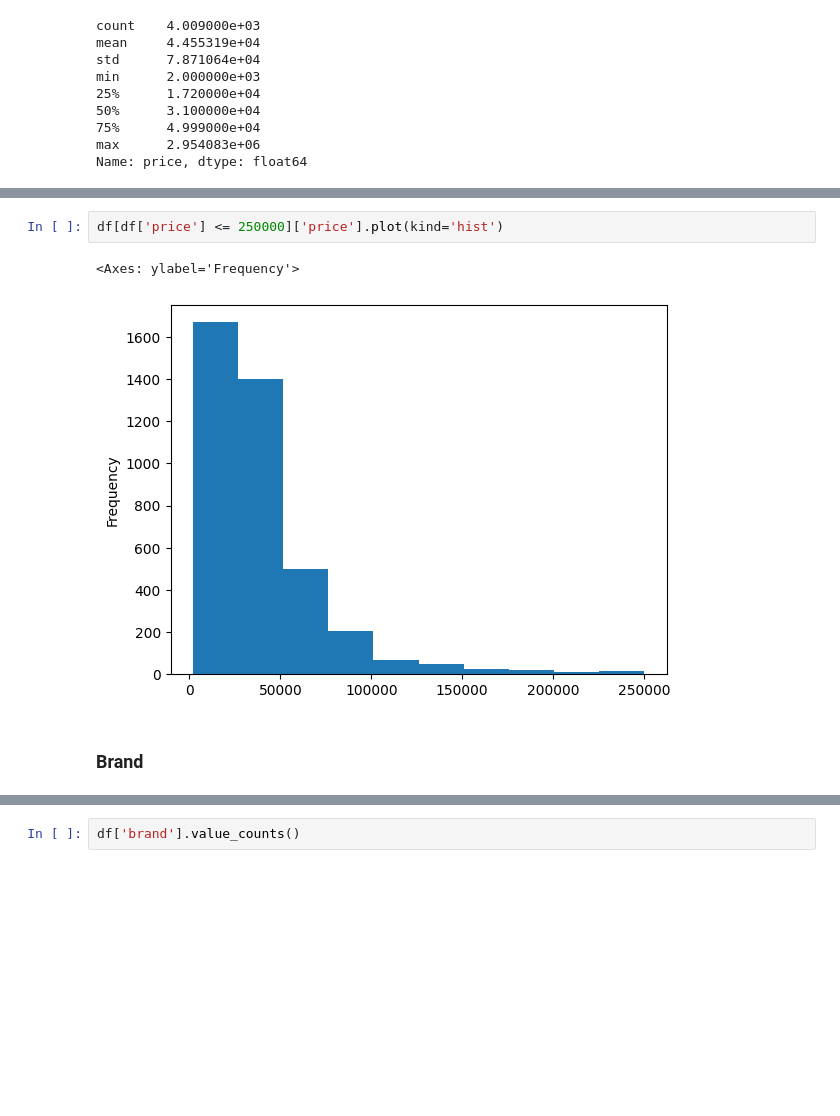
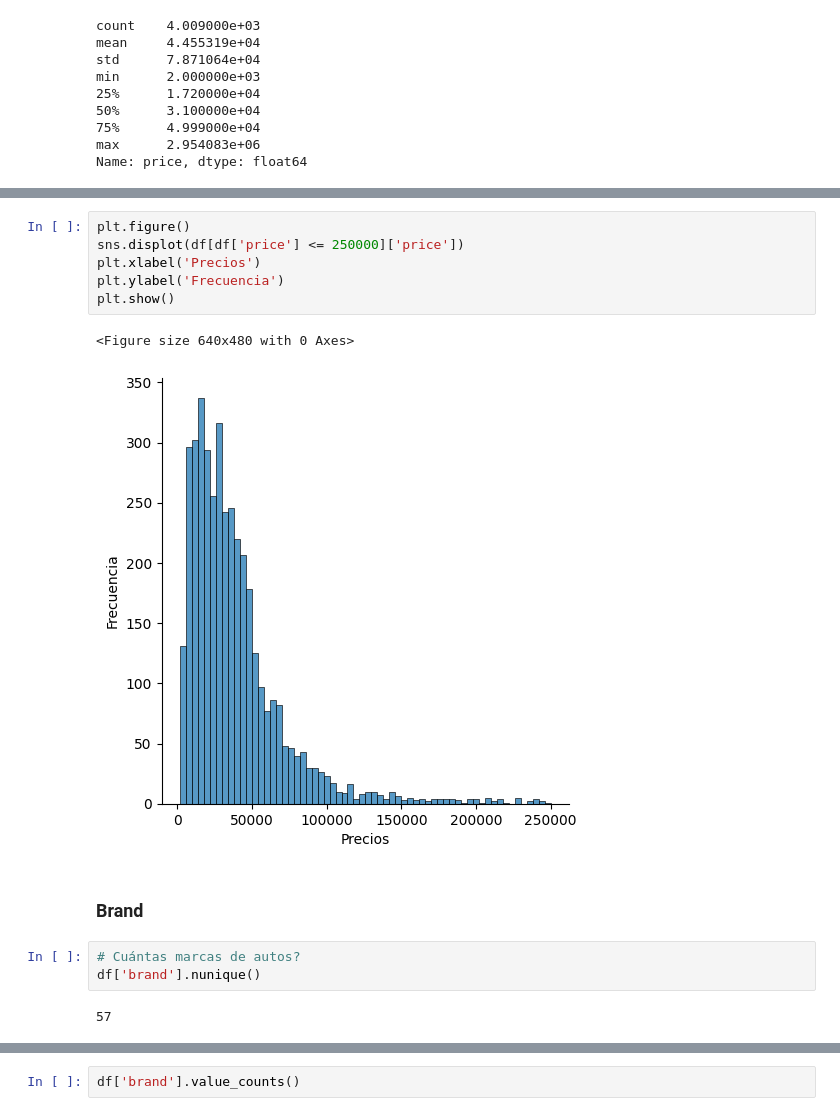
Before and after one commit to PabloJRW/used-car-price-prediction, a Jupyter notebook: notebooks/EDA.ipynb, the cells around one changed output, grey strips where cells are left out. Cells and saved outputs as stored; diff of their text form; blank space fills up the shorter version.

Commit message:
brands

```diff
--- a/notebooks/EDA.ipynb
+++ b/notebooks/EDA.ipynb
@@ -97,7 +98,16 @@ df[df['price'] >= 500000].sample(5)
 # %%
-df[df['price'] <= 250000]['price'].plot(kind='hist')
+plt.figure()
+sns.displot(df[df['price'] <= 250000]['price'])
+plt.xlabel('Precios')
+plt.ylabel('Frecuencia')
+plt.show()
 # %% [output]
-<Axes: ylabel='Frequency'>
+<Figure size 640x480 with 0 Axes>
-[figure, old version]
+[figure, new version]
 # %% [markdown]
 ### Brand
+# %%
+# Cuántas marcas de autos?
+df['brand'].nunique()
+# %% [output]
+57
```
Also changed, not shown: parts of 9 cells of this notebook, 3 other files.
